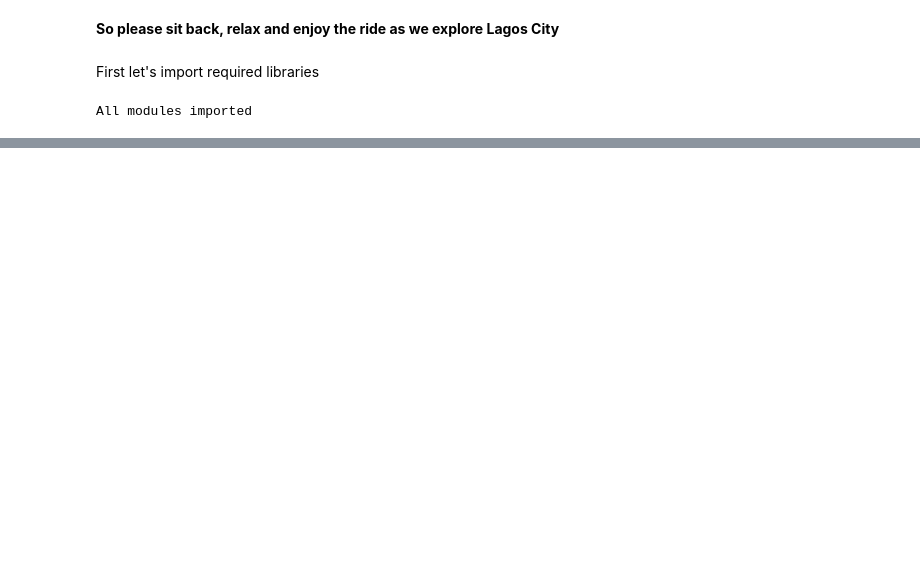
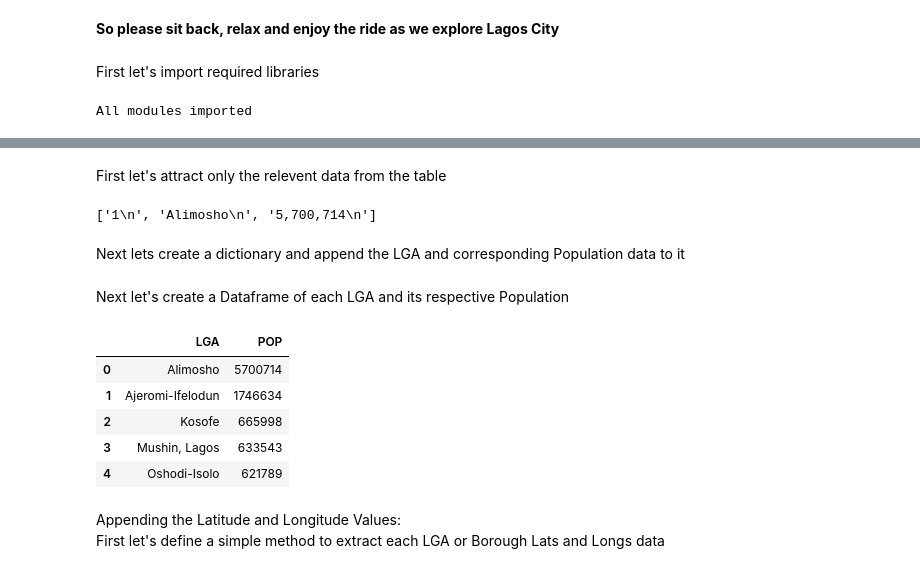
Before and after one commit to Lawrence-Krukrubo/IBM_Data_Specialization_Capstone_Project, a Jupyter notebook: applied_data_science_capstone_project.ipynb, the cells around one changed output, grey strips where cells are left out. Drawn from its saved outputs; the diff is of its cells as text; code cells hidden in the pictures; blank space fills up the shorter version.

```diff
--- a/applied_data_science_capstone_project.ipynb
+++ b/applied_data_science_capstone_project.ipynb
@@ -100,0 +135,5 @@ lagos_link = 'https://naijaquest.com/lagos-postal-code/'
+# %%
+my_table = soup.find_all('td')
+#mw-content-text
+# Let's view the table
+my_table
@@ -100,0 +160,5 @@ lagos_link = 'https://naijaquest.com/lagos-postal-code/'
+# %%
+table_text = []
+
+for data in my_table:
+    table_text.append(data.text)
@@ -100,0 +187,51 @@ lagos_link = 'https://naijaquest.com/lagos-postal-code/'
+# %% [markdown]
+First let's attract only the relevent data from the table
+# %%
+relevant_table_data = table_text[4:-3]
+
+# Next let's see the first 3 elements
+relevant_table_data[:3]
+# %% [output]
+['1\n', 'Alimosho\n', '5,700,714\n']
+# %% [markdown]
+Next lets create a dictionary and append the LGA and corresponding Population data to it
+# %%
+table_dict={'LGA':[], 'POP':[]}
+count = 0
+
+for item in relevant_table_data:
+    # First let's strip off the \n at the end
+    item = item.strip('\n')
+    try:
+        item = int(item)
+    except:
+        # if second item after the int, append to POP
+        if count > 0:
+            # First let's remove the commas
+            item = item.replace(',','')
+            # Next let's convert to an integer so we can use it for calculations
+            item = int(item)
+            # Finally, let's append it to the Population list of the dictionary
+            table_dict['POP'].append(item)
+            count = 0
+        else:
+         # if first item after the int, append to LGA
+            table_dict['LGA'].append(item)
+            count +=1
+# %% [markdown]
+Next let's create a Dataframe of each LGA and its respective Population
+# %%
+lagos_df = pd.DataFrame(table_dict)
+
+# Let's see the first five rows
+lagos_df.head()
+# %% [output]
+|  | LGA | POP |
+| 0 | Alimosho | 5700714 |
+| 1 | Ajeromi-Ifelodun | 1746634 |
+| 2 | Kosofe | 665998 |
+| 3 | Mushin, Lagos | 633543 |
+| 4 | Oshodi-Isolo | 621789 |
+# %% [markdown]
+Appending the Latitude and Longitude Values:<br>
+First let's define a simple method to extract each LGA or Borough Lats and Longs data
```
Also changed, not shown: parts of 38 cells of this notebook.
